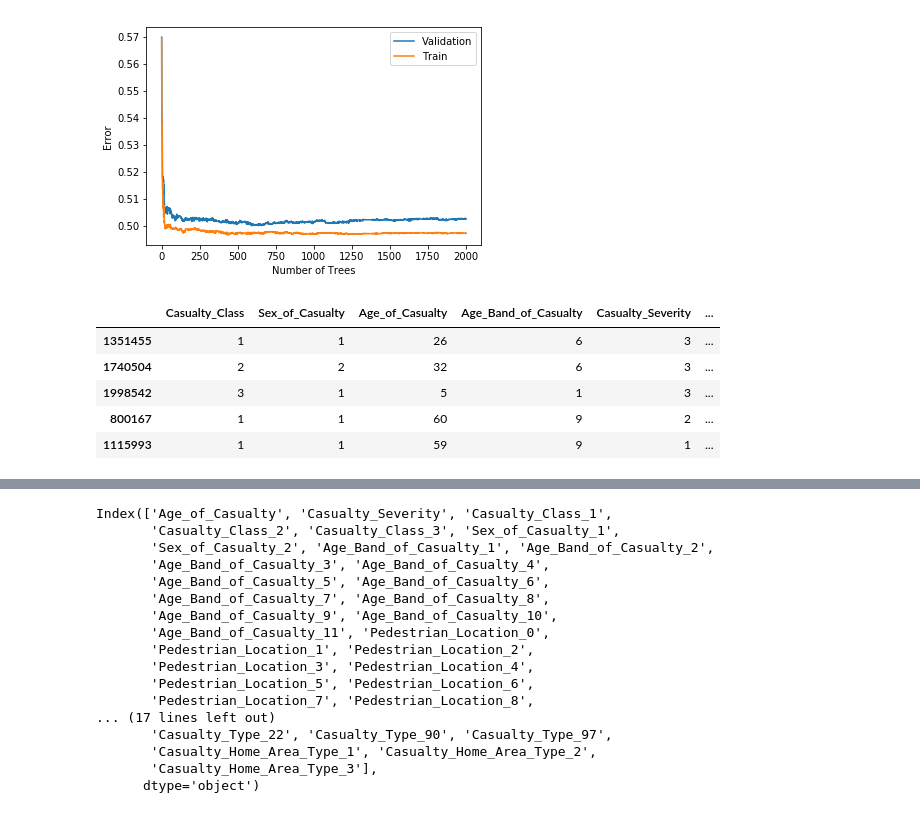
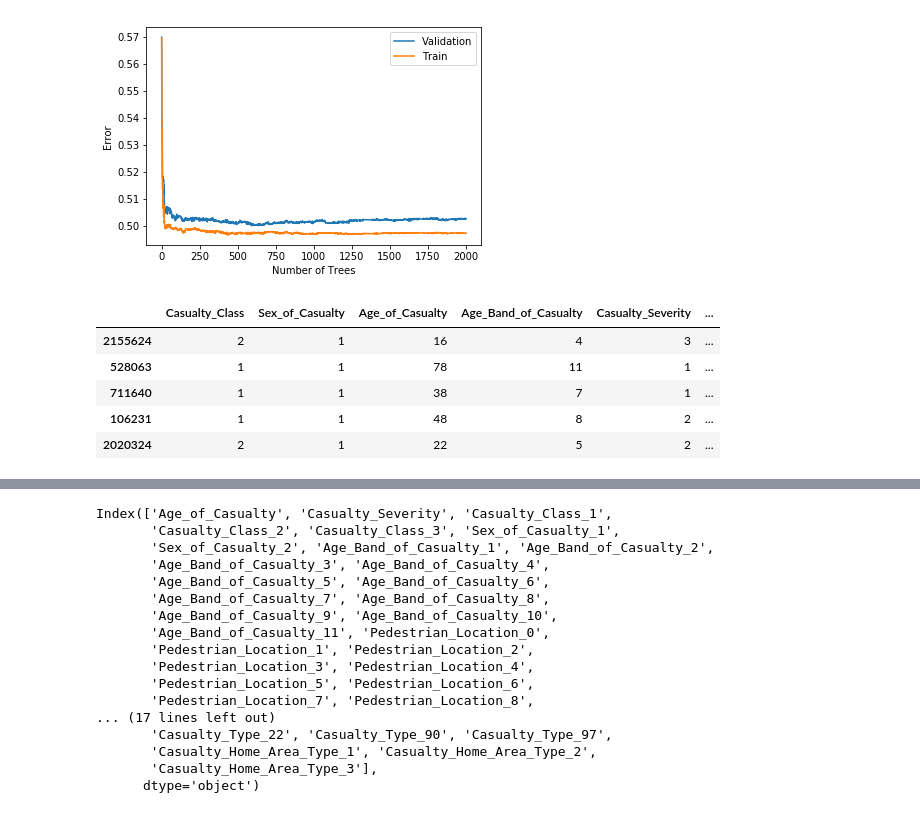
Before and after one commit to sunshineclt/7641ML-HW1, a Jupyter notebook: traffic_main.ipynb, the cells around one changed output, grey strips where cells are left out. Cells and saved outputs as stored; diff of their text form; code cells hidden in the pictures.

```diff
--- a/traffic_main.ipynb
+++ b/traffic_main.ipynb
@@ -252,15 +252,26 @@ plt.show()
 # %% [output]
 Test score:  0.5020947702976019
 [figure]
-# %%
-dataset.head()
-# %% [output]
-|  | Casualty_Class | Sex_of_Casualty | Age_of_Casualty | Age_Band_of_Casualty | Casualty_Severity | ... |
-| 1351455 | 1 | 1 | 26 | 6 | 3 | ... |
-| 1740504 | 2 | 2 | 32 | 6 | 3 | ... |
-| 1998542 | 3 | 1 | 5 | 1 | 3 | ... |
-| 800167 | 1 | 1 | 60 | 9 | 2 | ... |
-| 1115993 | 1 | 1 | 59 | 9 | 1 | ... |
+# %%
+dataset = pd.read_csv('../HW1_data/traffic/Casualties0514.csv')
+dataset.head()
+# dataset.groupby("Casualty_Severity").count()
+fatal_dataset = dataset[dataset["Casualty_Severity"]==1]
+num_fatal = fatal_dataset.shape[0]
+serious_dataset = dataset[dataset["Casualty_Severity"]==2].sample(n=num_fatal, random_state=35674, axis=0)
+slight_dataset = dataset[dataset["Casualty_Severity"]==3].sample(n=num_fatal, random_state=25442, axis=0)
+dataset = pd.concat([fatal_dataset, serious_dataset, slight_dataset],axis=0)
+del fatal_dataset, serious_dataset, slight_dataset
+dataset = dataset.drop(["Accident_Index", "Vehicle_Reference", "Casualty_Reference"], axis=1)
+dataset = dataset.sample(frac=1, axis=0)
+dataset.head()
+# %% [output]
+|  | Casualty_Class | Sex_of_Casualty | Age_of_Casualty | Age_Band_of_Casualty | Casualty_Severity | ... |
+| 2155624 | 2 | 1 | 16 | 4 | 3 | ... |
+| 528063 | 1 | 1 | 78 | 11 | 1 | ... |
+| 711640 | 1 | 1 | 38 | 7 | 1 | ... |
+| 106231 | 1 | 1 | 48 | 8 | 2 | ... |
+| 2020324 | 2 | 1 | 22 | 5 | 2 | ... |
 # %%
 for col in ["Casualty_Class", "Sex_of_Casualty", "Age_Band_of_Casualty", "Pedestrian_Location", "Pedestrian_Movement", "Car_Passenger", "Bus_or_Coach_Passenger", "Pedestrian_Road_Maintenance_Worker", "Casualty_Type", "Casualty_Home_Area_Type"]:
     need_remove_non = False
```
Also changed, not shown: parts of 4 cells of this notebook.
